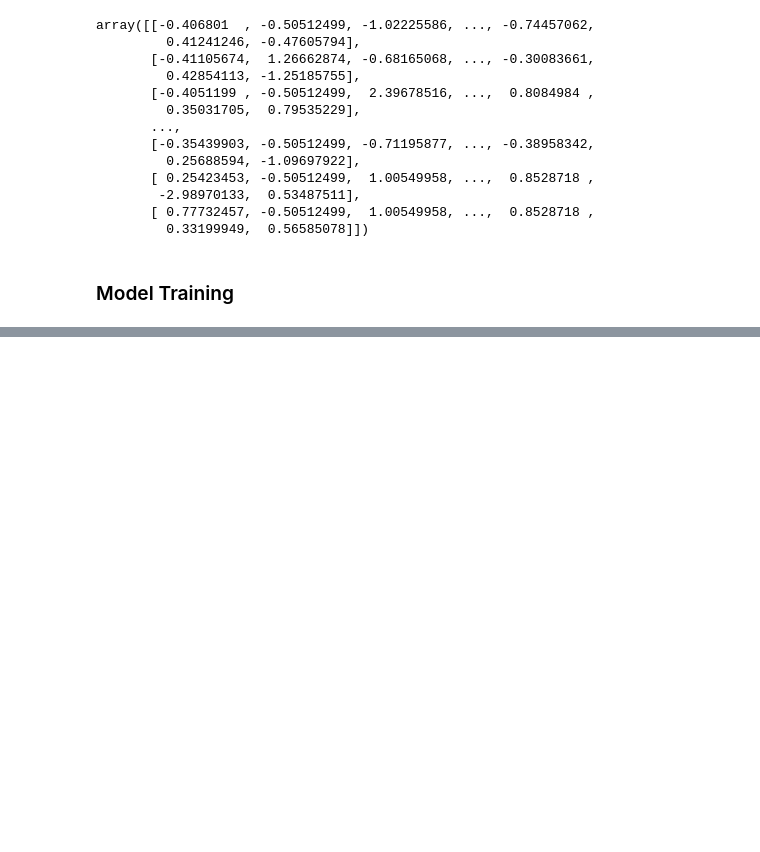
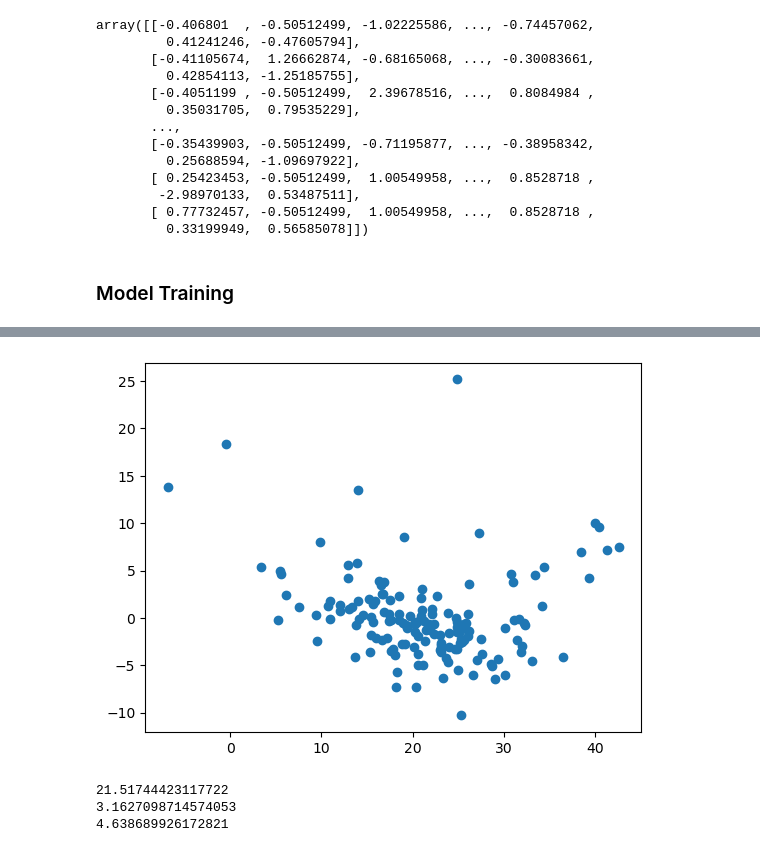
Before and after one commit to AtharvaIngale/BHP_ML_LR, a Jupyter notebook: Main.ipynb, the cells around one changed output, grey strips where cells are left out. Cells and saved outputs as stored; diff of their text form; code cells hidden in the pictures; blank space fills up the shorter version.

```diff
--- a/Main.ipynb
+++ b/Main.ipynb
@@ -316,0 +395,18 @@ array([[-0.406801  , -0.50512499, -1.02225586, ..., -0.74457062,
+# %%
+# Scatter plot prediction vs rediduals
+plt.scatter(pred, residuals)
+plt.show()
+# %% [output]
+[figure, added]
+# %%
+# performace matrices for the trained model
+from sklearn.metrics import mean_squared_error
+from sklearn.metrics import mean_absolute_error
+
+print(mean_squared_error(y_test, pred))
+print(mean_absolute_error(y_test, pred))
+print(np.sqrt(mean_squared_error(y_test, pred)))
+# %% [output]
+21.51744423117722
+3.1627098714574053
+4.638689926172821
```
Also changed, not shown: parts of 13 cells of this notebook.
